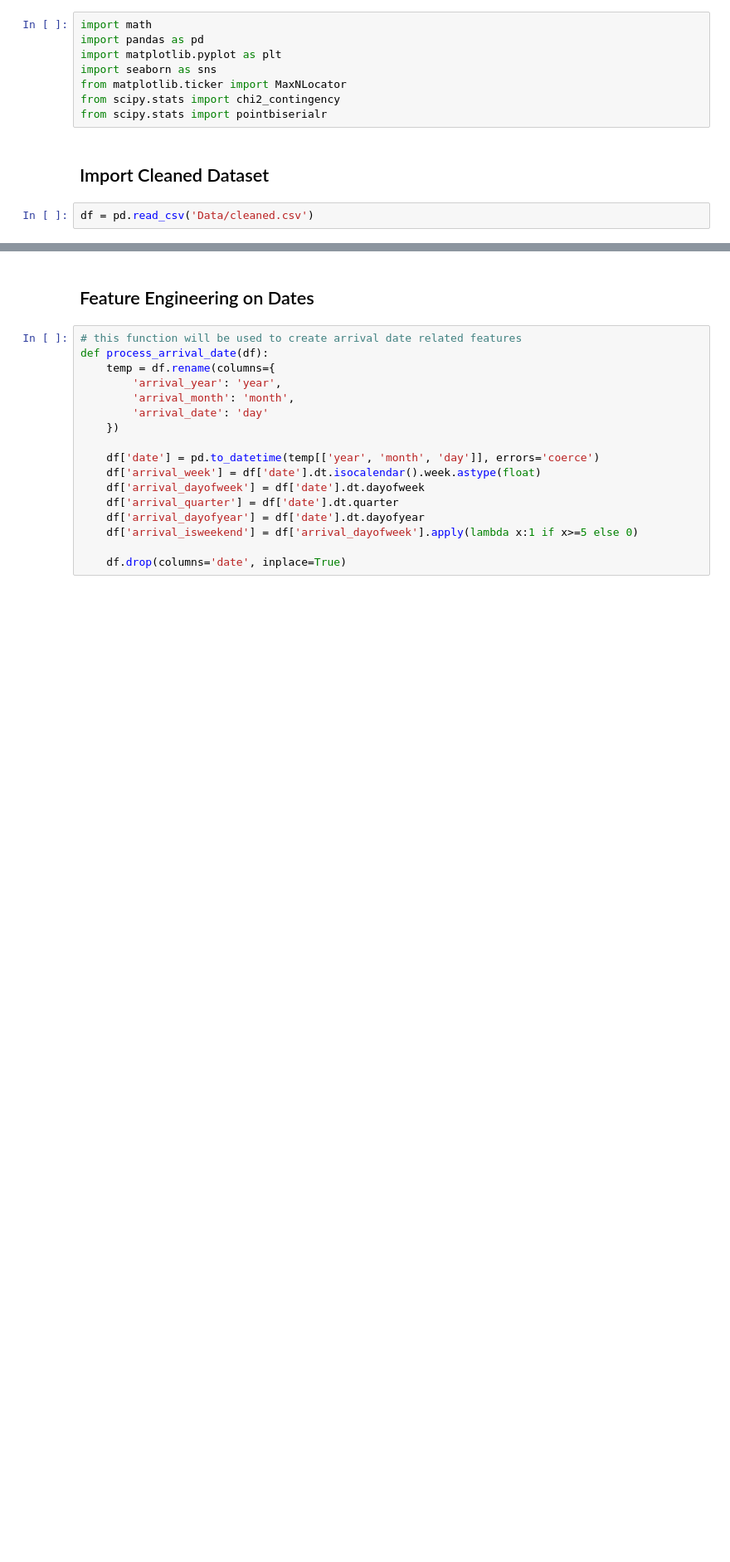
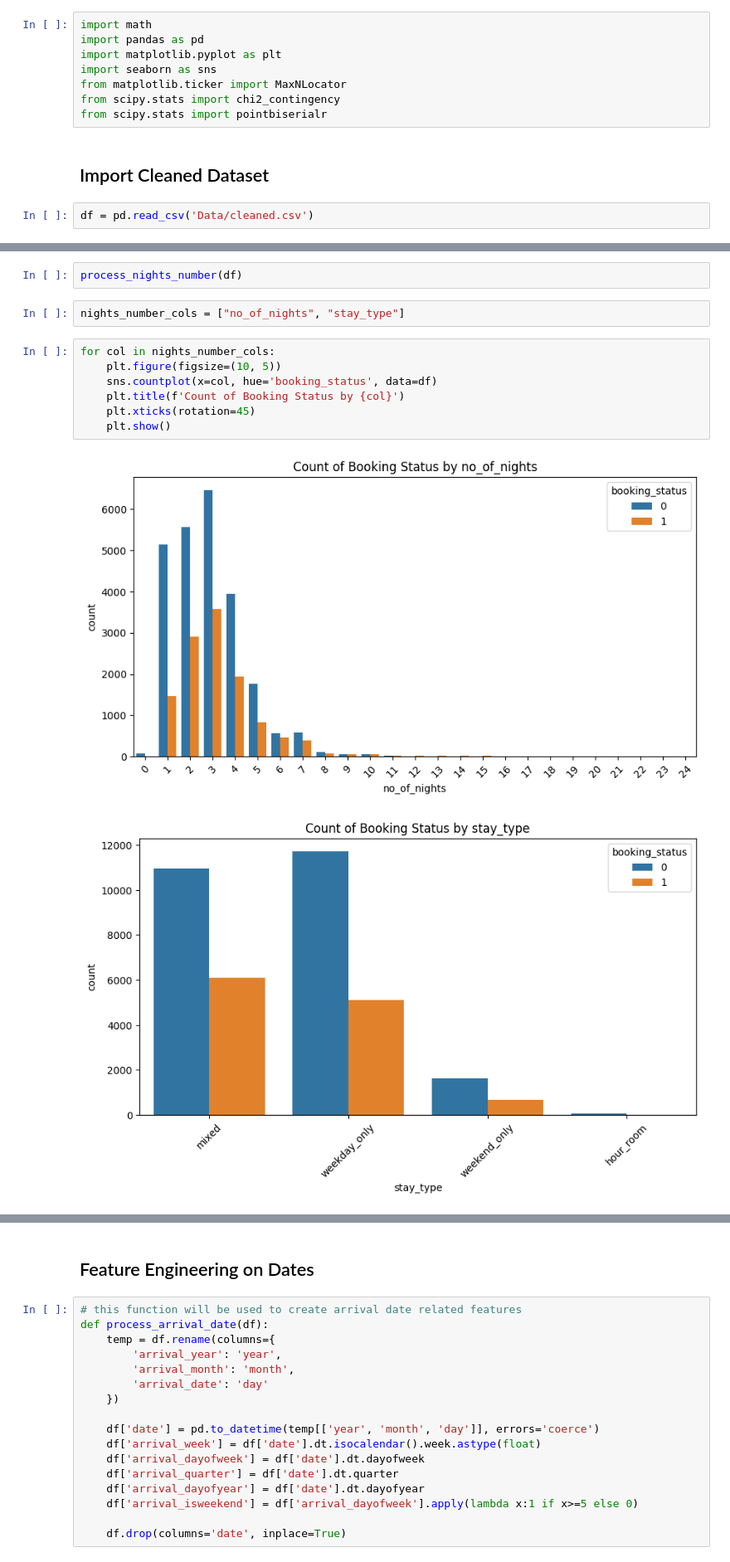
Before and after one commit to suyatinglaura/CS3244_Reservation_Cancellations_Prediction, a Jupyter notebook: Feature Engineering.ipynb, the cells around one changed output, grey strips where cells are left out. Shown at 83% size. Cells and saved outputs as stored; diff of their text form; blank space fills up the shorter version.

```diff
--- a/Feature Engineering.ipynb
+++ b/Feature Engineering.ipynb
@@ -15,0 +97,14 @@ df = pd.read_csv('Data/cleaned.csv')
+# %%
+process_nights_number(df)
+# %%
+nights_number_cols = ["no_of_nights", "stay_type"]
+# %%
+for col in nights_number_cols:
+    plt.figure(figsize=(10, 5))
+    sns.countplot(x=col, hue='booking_status', data=df)
+    plt.title(f'Count of Booking Status by {col}')
+    plt.xticks(rotation=45)
+    plt.show()
+# %% [output]
+[figure, added]
+[figure, added]
```
Also changed, not shown: parts of 34 cells of this notebook.
